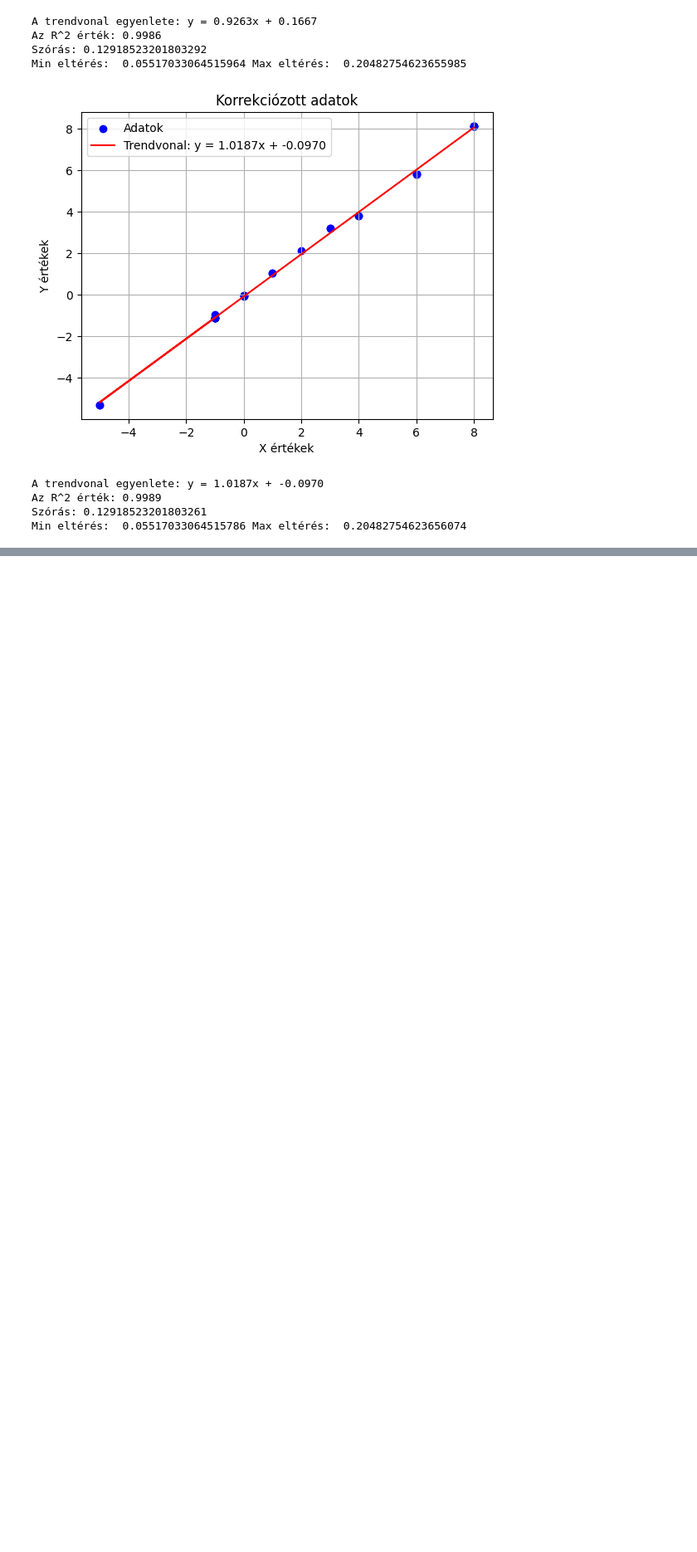
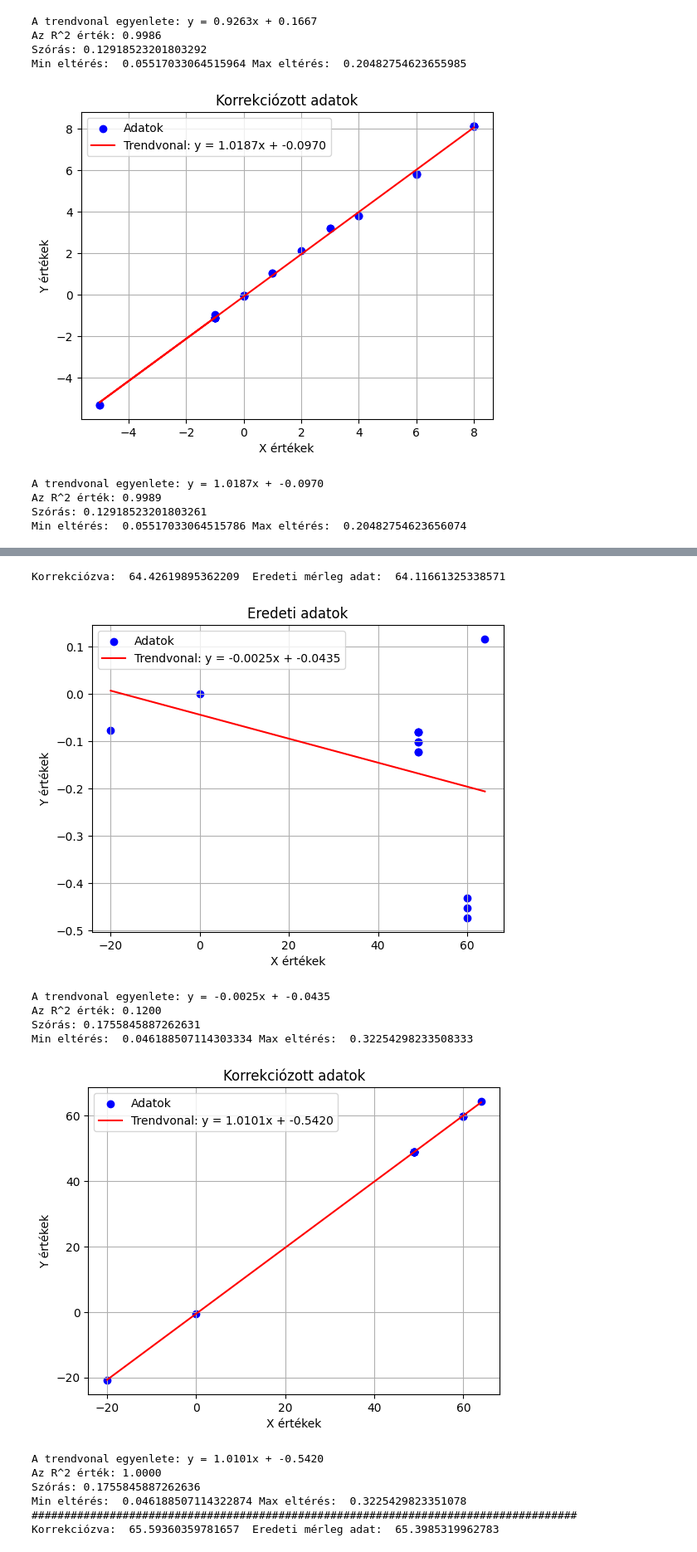
Before and after one commit to lakatosgabor/meres_szimulacio, a Jupyter notebook: KPS9_merleg_szimuláció.ipynb, the cells around one changed output, grey strips where cells are left out. Shown at 83% size. Saved outputs shown, nothing was run; the diff lists cells and outputs as text; code cells hidden in the pictures; blank space fills up the shorter version.

```diff
--- a/KPS9_merleg_szimuláció.ipynb
+++ b/KPS9_merleg_szimuláció.ipynb
@@ -1176,0 +1175,58 @@ Min eltérés:  0.05517033064515786 Max eltérés:  0.20482754623656074
+# %%
+import numpy as np
+
+file_path = "/content/drive/MyDrive/PhD/Kódok/fha256.csv"
+
+start_times = [
+ "2025-02-17 08:03:25", "2025-02-17 08:42:54", "2025-02-17 09:37:10", "2025-02-17 10:26:00", "2025-02-17 08:18:06",
+ "2025-02-17 10:00:49", "2025-02-17 10:48:32", "2025-02-17 11:30:07"
+]
+
+end_times = [
+ "2025-02-17 08:04:16", "2025-02-17 09:02:54", "2025-02-17 09:58:07", "2025-02-17 10:47:22", "2025-02-17 08:40:03",
+ "2025-02-17 10:22:47", "2025-02-17 11:06:17", "2025-02-17 11:51:51"
+]
+
+tara_weigth = [
+  972, 957, 977, 926, 973, 949, 941, 925
+]
+
+merleg_db = np.array([])  # A mérlegből beérkező darabszám, nettó tömeg / termék súly
+darab = np.array([])  # A mérlegből beérkezett darabszám kerekítve
+product_weight = 48.365
+
+# Feltételezve, hogy a start_times és end_times listák azonos hosszúságúak
+for idx, (start_time, end_time) in enumerate(zip(start_times, end_times)):
+    merleg_g_list = merleg_adatok(file_path, start_time, end_time)
+
+    for netto_suly in merleg_g_list:
+        # Indexelés a tara_weigth listában az aktuális ciklus indexével
+        tara = tara_weigth[idx]
+
+        merleg_db = np.append(merleg_db, (netto_suly - tara) / product_weight)
+        darab = np.append(darab, np.round((netto_suly - tara) / product_weight))
+
+    x = darab
+    y = merleg_db
+    maradek = merleg_db - darab
+    a, b = correction_function(x, y)
+
+    correction_value = merleg_db - b + a * darab
+    print("Korrekciózva: ", correction_value[-1], " Eredeti mérleg adat: ", merleg_db[-1])
+    show_error_function(x, maradek, "Eredeti adatok")
+    show_error_function(x, correction_value, "Korrekciózott adatok")
+    print("####################################################################################")
+# %% [output]
+Korrekciózva:  64.42619895362209  Eredeti mérleg adat:  64.11661325338571
+[figure, added]
+A trendvonal egyenlete: y = -0.0025x + -0.0435
+Az R^2 érték: 0.1200
+Szórás: 0.1755845887262631
+Min eltérés:  0.046188507114303334 Max eltérés:  0.32254298233508333
+[figure, added]
+A trendvonal egyenlete: y = 1.0101x + -0.5420
+Az R^2 érték: 1.0000
+Szórás: 0.1755845887262636
+Min eltérés:  0.046188507114322874 Max eltérés:  0.3225429823351078
+####################################################################################
+Korrekciózva:  65.59360359781657  Eredeti mérleg adat:  65.3985319962783
```
Also changed, not shown: parts of 3 cells of this notebook.
